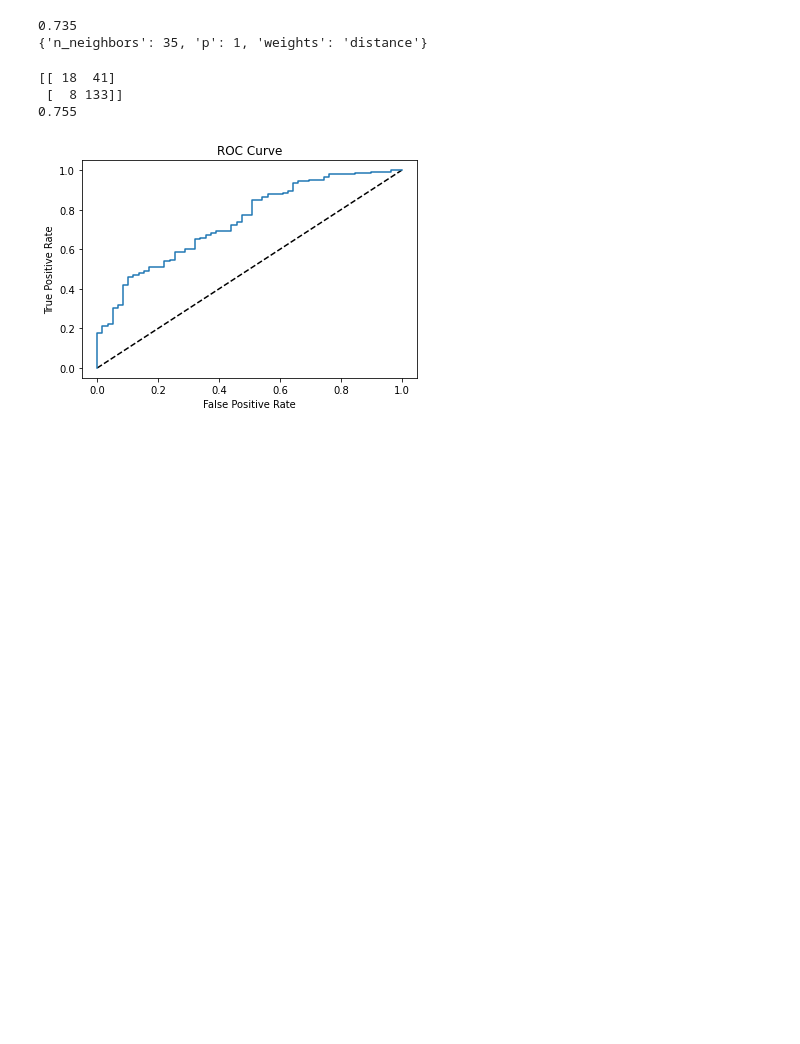
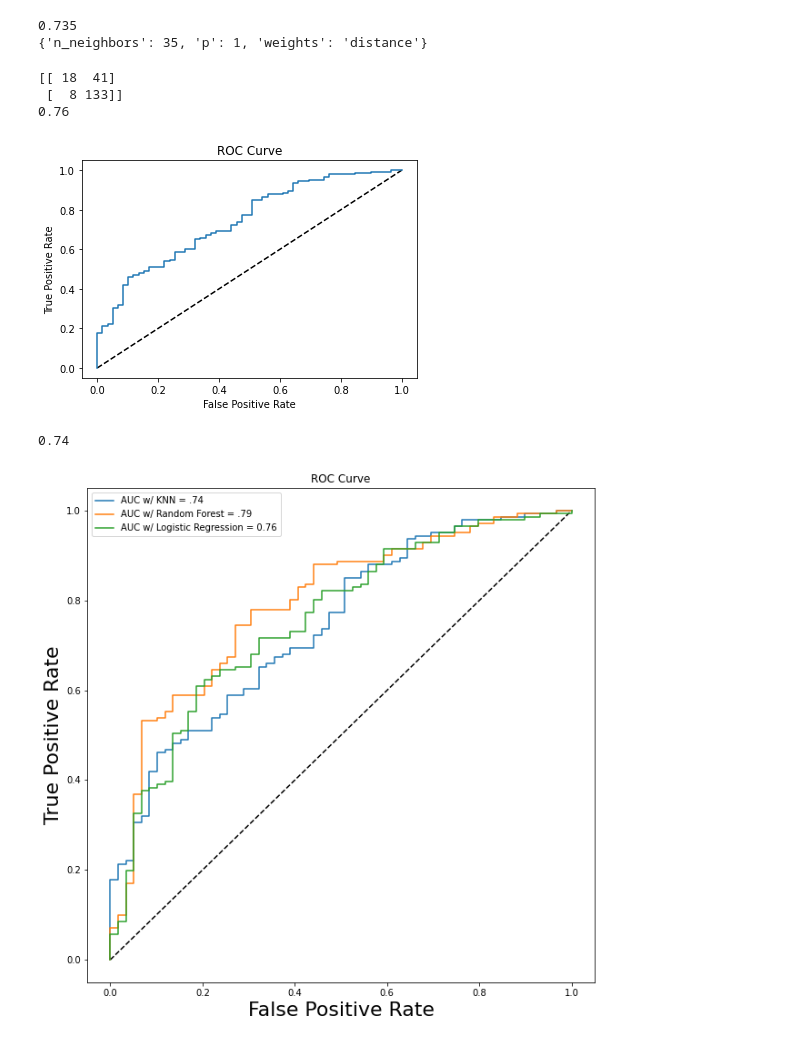
Before and after one commit to shashins/Capstone2_Project, a Jupyter notebook: Data_Modeling.ipynb, the cells around one changed output. Cells and saved outputs as stored; diff of their text form; code cells hidden in the pictures; blank space fills up the shorter version.

```diff
--- a/Data_Modeling.ipynb
+++ b/Data_Modeling.ipynb
@@ -148,7 +169,6 @@ print(Accuracy_lr)
 from sklearn.ensemble import RandomForestClassifier
 
 X_train, X_test, y_train, y_test = train_test_split(X, y, test_size=0.2, random_state=42)
-rf.fit(X_train, y_train)
 
 #Seting the Hyper Parameters
 param_grid = {"max_depth": [3,5, 7, 10,None],
@@ -213,17 +231,17 @@ print(Accuracy_rf)
 # %%
-from sklearn.metrics import roc_curve
 #Predicting proba
 y_pred_prob = rf.predict_proba(X_test)[:,1]
 
 # Generate ROC curve values: fpr, tpr, thresholds
-fpr, tpr, thresholds = roc_curve(y_test, y_pred_prob)
+fpr_rf, tpr_rf, thresholds_rf = roc_curve(y_test, y_pred_prob)
 
 # Plot ROC curve
 plt.plot([0, 1], [0, 1], 'k--')
-plt.plot(fpr, tpr)
+plt.plot(fpr_rf, tpr_rf)
 plt.xlabel('False Positive Rate')
 plt.ylabel('True Positive Rate')
 plt.title('ROC Curve')
 plt.show()
+round(metrics.auc(fpr_rf, tpr_rf),2)
 # %% [output]
 [figure]
@@ -266,24 +285,40 @@ cnf_matrix = confusion_matrix(y_test, y_predict_knn)
 print(cnf_matrix)
 Accuracy_knn=knn.score(X_test,y_test)
 
-print(Accuracy_knn)
+print(round(Accuracy_knn,2))
 # %% [output]
 [[ 18  41]
  [  8 133]]
-0.755
+0.76
 # %%
 #Predicting proba
 y_pred_prob = knn.predict_proba(X_test)[:,1]
 
 # Generate ROC curve values: fpr, tpr, thresholds
-fpr, tpr, thresholds = roc_curve(y_test, y_pred_prob)
+fpr_kn, tpr_kn, thresholds_kn = roc_curve(y_test, y_pred_prob)
 
 # Plot ROC curve
 plt.plot([0, 1], [0, 1], 'k--')
-plt.plot(fpr, tpr)
+plt.plot(fpr_kn, tpr_kn)
 plt.xlabel('False Positive Rate')
 plt.ylabel('True Positive Rate')
 plt.title('ROC Curve')
 plt.show()
+round(metrics.auc(fpr_kn, tpr_kn),2)
 # %% [output]
 [figure]
+0.74
+# %%
+plt.figure(figsize=(10,10))
+plt.plot([0, 1], [0, 1], 'k--')
+plt.plot(fpr_kn, tpr_kn, label = 'AUC w/ KNN = .74')
+plt.plot(fpr_rf, tpr_rf, label = 'AUC w/ Random Forest = .79')
+plt.plot(fpr_lr, tpr_lr, label = 'AUC w/ Logistic Regression = 0.76')
+plt.xlabel('False Positive Rate',size=22)
+plt.ylabel('True Positive Rate',size=22)
+plt.title('ROC Curve')
+plt.legend(loc="upper left")
+plt.savefig('figures/AUC_curve.png', bbox_inches='tight',dpi=600)
+plt.show()
+# %% [output]
+[figure, added]
```
Also changed, not shown: parts of 11 cells of this notebook, 3 other files.
